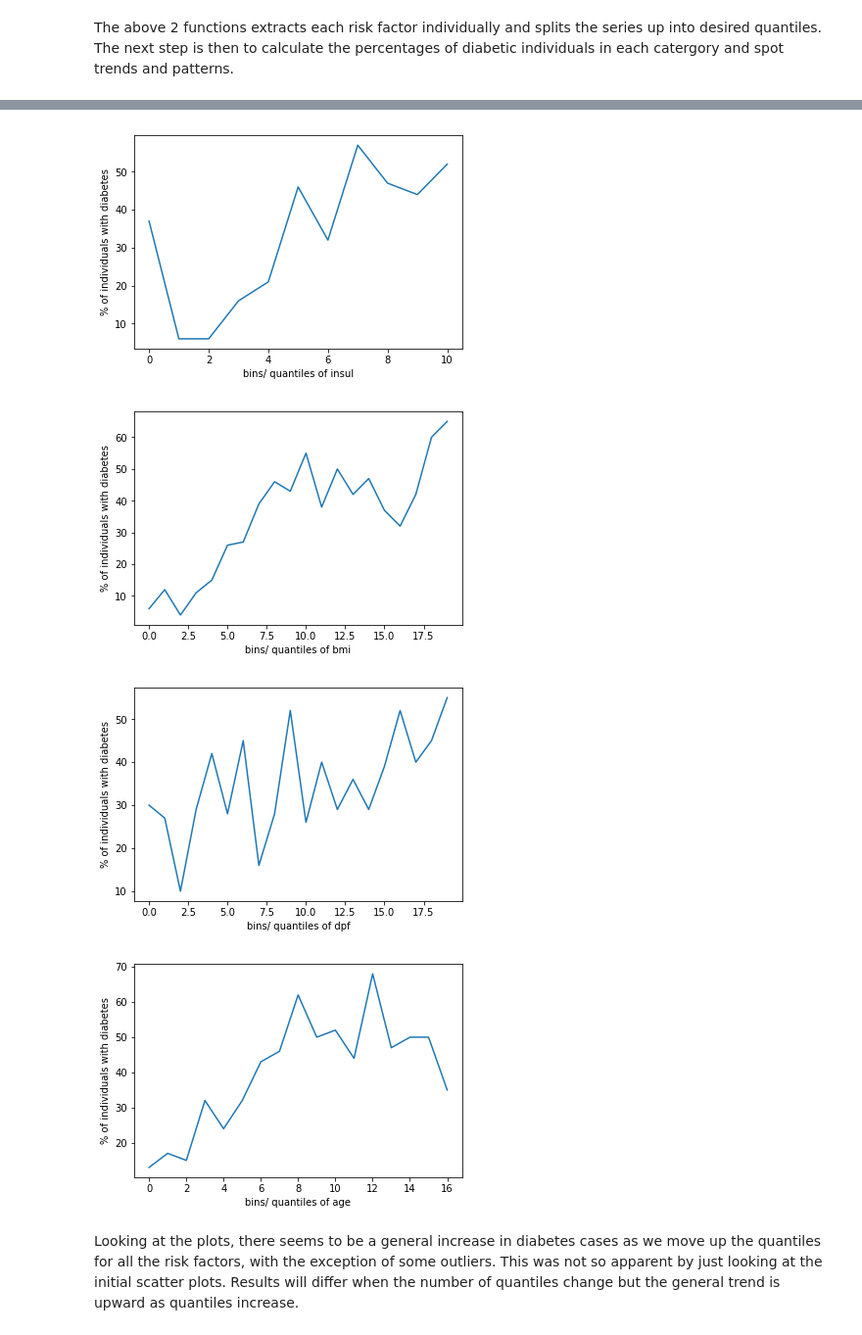
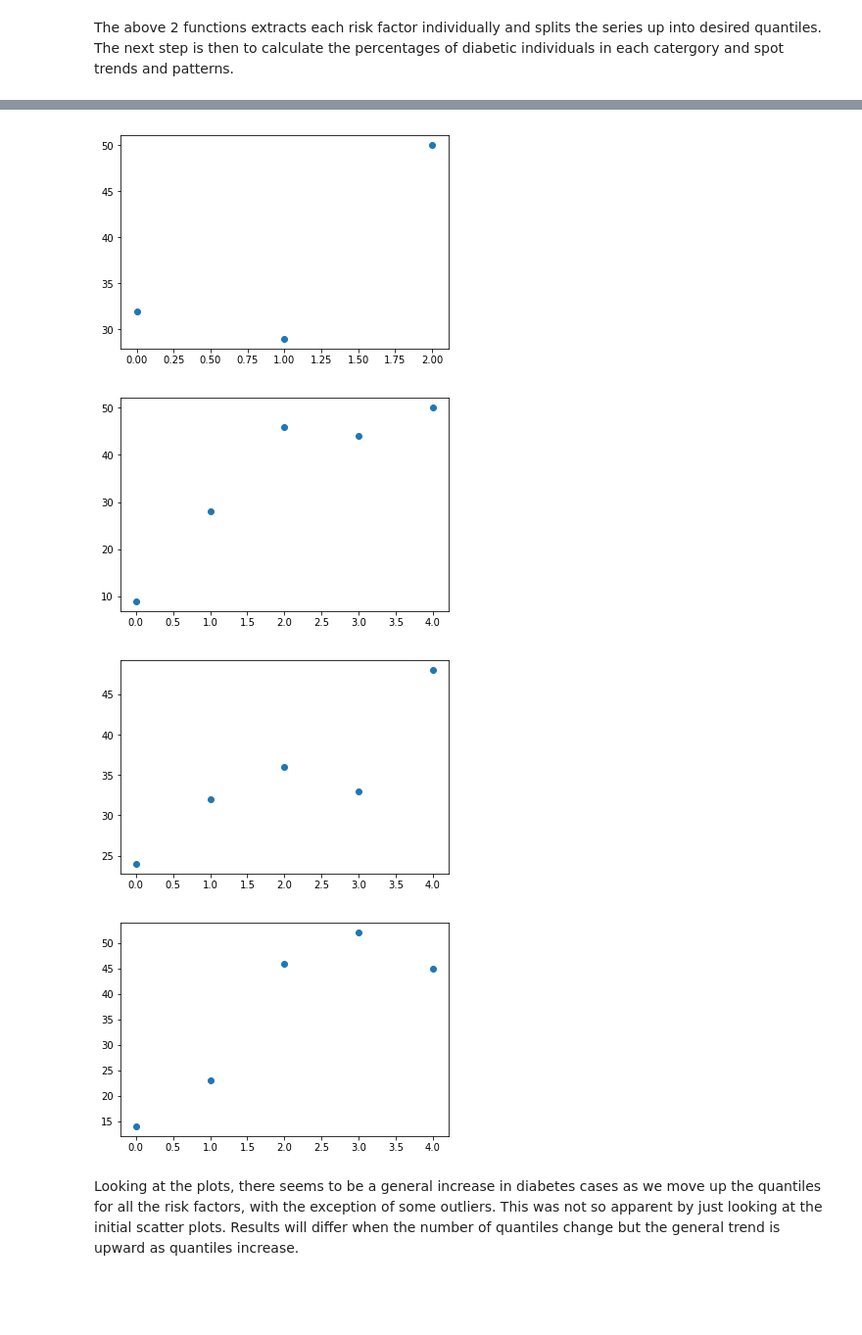
Before and after one commit to jtsw1990/Pima-indian-model, a Jupyter notebook: pima-indian-diabetes.ipynb, the cells around one changed output, grey strips where cells are left out. Shown at 98% size. Drawn from its saved outputs; the diff is of its cells as text; code cells hidden in the pictures; blank space fills up the shorter version.

```diff
--- a/pima-indian-diabetes.ipynb
+++ b/pima-indian-diabetes.ipynb
@@ -11,12 +11,14 @@ import requests
 import sys
 import pandas as pd
 from io import StringIO
+
 desc_res = requests.get(root+description)
 data_res = requests.get(root+dataset)
 
 
 def get_desc(res):
-    global desc
+    '''This function gets the description of the dataset straight from the UCI repository'''
+
     if res.status_code != 200:
         sys.stdout.write('File not found, try downloading straight from website')
         sys.stdout.flush()
@@ -27,7 +29,8 @@ def get_desc(res):
 
 
 def get_data(data):
-    global df
+    '''This function gets the data straight from the UCI repository and formats it from .txt into a dataframe.'''
+
     if data.status_code != 200:
         sys.stdout.write('Data not found, try downloading straight from website')
         sys.stdout.flush()
@@ -35,6 +38,8 @@ def get_data(data):
         df = pd.read_csv(StringIO(data_res.text),header=None)
 
     return df
+
+df = get_data(data_res)
 # %%
 print(get_desc(desc_res))
 # %% [output]
@@ -100,7 +107,8 @@ From the initial descriptive statistics, we can tell that around 35% of all indi
 # %%
+'''Splitting data up into training and testing sets with seed set = 123, and stratified according to the proportion of diabetic individuals.'''
 test_size, train_size = 0.2, 0.8
 from sklearn.model_selection import train_test_split
-df_train, df_test = train_test_split(df, test_size=test_size, random_state=123, stratify=y)
+df_train, df_test = train_test_split(df, test_size=test_size, random_state=123, stratify=df['diab'])
 print('Training sample has ' + str(len(df_train)) + ' datapoints.')
 print('Testing sample has ' + str(len(df_test)) + ' datapoints.')
 # %% [output]
@@ -146,7 +158,8 @@ Unfortunately, not all of the risk factors alone show a pattern with having diab
 # %%
-quantiles = 20
+quantiles = 5
 #input has to be in the form of a str, ""
 def get_diabetic(fac, quantiles=quantiles):
+    '''This function gets the number of diabetic individuals in a certain bin given a feature, and the number of bins. Please input fac as a str.'''
 
     inter = risks[factors.index(fac)].reset_index()
     inter['index'] = pd.qcut(inter[fac], quantiles, labels=False, duplicates='drop')
@@ -157,6 +170,7 @@ def get_diabetic(fac, quantiles=quantiles):
 
 
 def get_bin_total(fac, quantiles=quantiles):
+    '''This function just gets the total number of individuals within a bin given a feature and the number of bins.'''
 
     inter = risks[factors.index(fac)].reset_index()
     inter['index'] = pd.qcut(inter[fac], quantiles, labels=False, duplicates='drop')
@@ -183,12 +191,12 @@ get_bin_total('preg')
 The above 2 functions extracts each risk factor individually and splits the series up into desired quantiles. The next step is then to calculate the percentages of diabetic individuals in each catergory and spot trends and patterns.
 # %%
 def get_trends(fac, quantiles=quantiles):
-    return round(get_diabetic(fac)/get_bin_total(fac)*100,0).drop('index', 1)
+    '''This function uses the previous 2 defined to calculate a simple percentage of diabetic individuals.'''
+
+    return round(get_diabetic(fac, quantiles)/get_bin_total(fac, quantiles)*100,0).drop('index', 1)
 
 
 for i in factors:
-    plt.plot(get_trends(i))
-    plt.xlabel('bins/ quantiles of ' + i)
-    plt.ylabel('% of individuals with diabetes')
+    plt.scatter(get_trends(i).index, get_trends(i))
     plt.show()
 # %% [output]
@@ -199,6 +207,6 @@ for i in factors:
-[figure, old version]
+[figure, new version]
-[figure, old version]
+[figure, new version]
-[figure, old version]
+[figure, new version]
-[figure, old version]
+[figure, new version]
 # %% [markdown]
 Looking at the plots, there seems to be a general increase in diabetes cases as we move up the quantiles for all the risk factors, with the exception of some outliers. This was not so apparent by just looking at the initial scatter plots. Results will differ when the number of quantiles change but the general trend is upward as quantiles increase.
```
Also changed, not shown: parts of 30 cells of this notebook.
